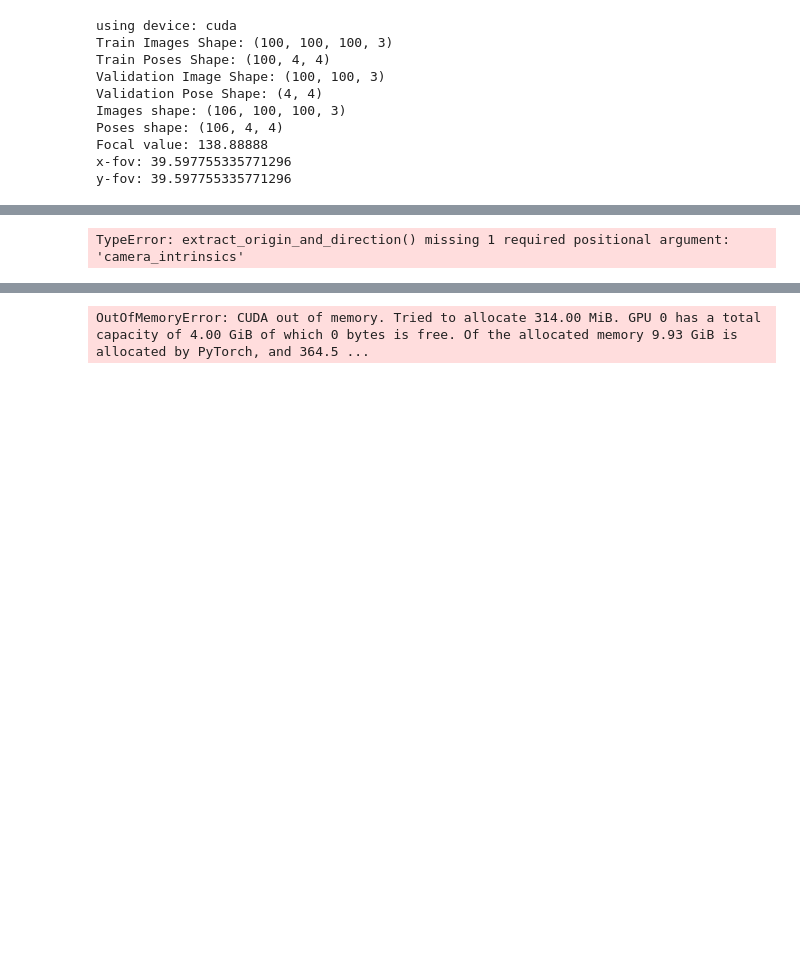
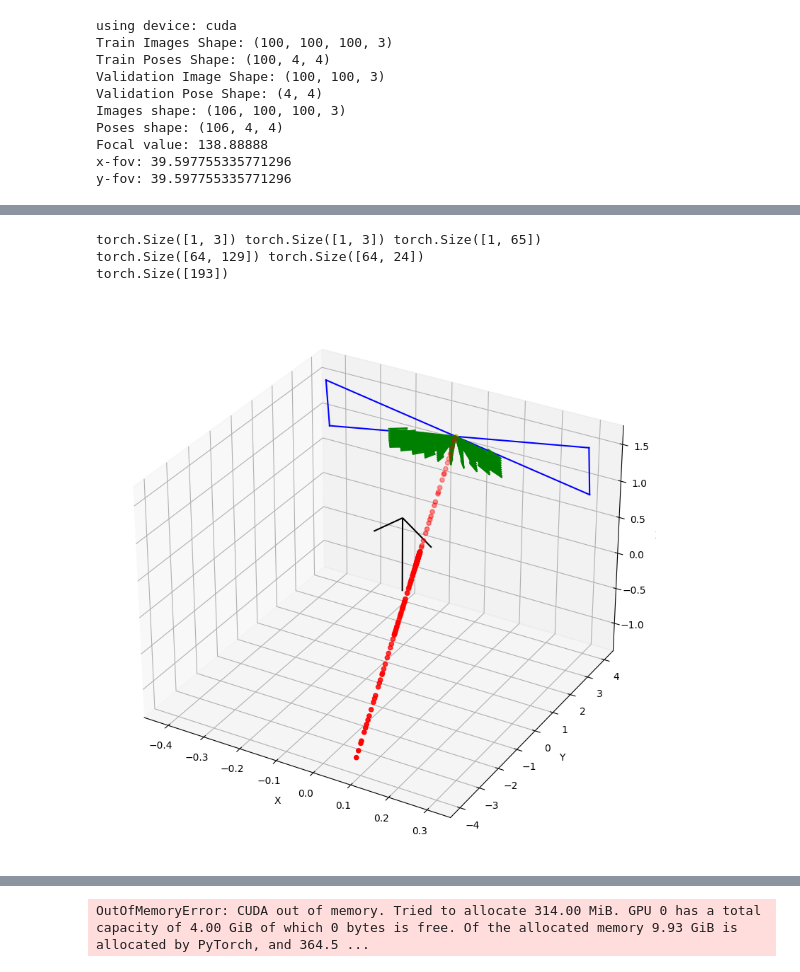
Before and after one commit to dhia680/Vision-Neural_Radiance_Fields, a Jupyter notebook: train_fine_NeRF.ipynb, the cells around one changed output, grey strips where cells are left out. Saved outputs shown, nothing was run; the diff lists cells and outputs as text; code cells hidden in the pictures; blank space fills up the shorter version.

```diff
--- a/train_fine_NeRF.ipynb
+++ b/train_fine_NeRF.ipynb
@@ -39,6 +39,6 @@ fine_model = NeRF(sampler=fine_sampler, Nc=128).to(device = device ,dtype=dtype)
 # %%
 u, v = torch.meshgrid(torch.linspace(-image_height/2, image_width/2, image_height), torch.linspace(-image_width/2, image_width/2, image_width))
-ds = extract_origin_and_direction(torch.Tensor(train_poses).to(device), u, v)[:,:,0,3:]
+ds = extract_origin_and_direction(torch.Tensor(train_poses).to(device), u, v, camera_instrinsics)[:,:,0,3:]
 i = np.random.randint(0, train_poses.shape[0])
 
 # 3D plot of the camera positions
@@ -61,34 +61,37 @@ ax.quiver(0, 0, 0, 0, 0, 1, length=1, normalize=True, color='k')
 dc = image_width / (2 * f)
 
 corners = torch.tensor([[-dc, -dc, 0, 1], [-dc, dc, -0, 1], [dc, dc, -0, 1], [dc, -dc, -0, 1]], device = device, dtype = dtype)
 corners = train_poses[0] @ corners.t()
 corners = corners[:3] / corners[3]
 corners = corners.t().cpu().numpy()
 # connect the corners
 ax.plot([corners[0, 0], corners[1, 0]], [corners[0, 1], corners[1, 1]], [corners[0, 2], corners[1, 2]], color='b')
 ax.plot([corners[1, 0], corners[3, 0]], [corners[1, 1], corners[3, 1]], [corners[1, 2], corners[3, 2]], color='b')
 ax.plot([corners[3, 0], corners[2, 0]], [corners[3, 1], corners[2, 1]], [corners[3, 2], corners[2, 2]], color='b')
 ax.plot([corners[2, 0], corners[0, 0]], [corners[2, 1], corners[0, 1]], [corners[2, 2], corners[0, 2]], color='b')
 
 # quiver plot of the pixel rays
 for i in range(0, image_height, 10):
     for j in range(0, image_width, 10):
         ax.quiver(train_poses[0, 0, 3].cpu(), train_poses[0, 1, 3].cpu(), train_poses[0, 2, 3].cpu(), ds[i, j, 0].cpu(), ds[i, j, 1].cpu(), ds[i, j, 2].cpu(), length=0.5, normalize=True, color='g')
 
 # plot a sample pixel ray
 sampler = FineNeRFSampler(model=coarse_model, t_max=8)
 ts = sampler.sample(train_poses[0, :3, 3], ds[50, 50])
 print(ts.shape)
 xs = train_poses[0, :3, 3].cpu() + ds[50, 50].cpu() * ts[:, None].cpu()
 xs = xs.detach().cpu().numpy()
 ax.scatter(xs[:, 0], xs[:, 1], xs[:, 2], color='r')
 
 ax.set_xlabel('X')
 ax.set_ylabel('Y')
 ax.set_zlabel('Z')
 plt.show()
 # %% [output]
-TypeError: extract_origin_and_direction() missing 1 required positional argument: 'camera_intrinsics'
+torch.Size([1, 3]) torch.Size([1, 3]) torch.Size([1, 65])
+torch.Size([64, 129]) torch.Size([64, 24])
+torch.Size([193])
+[figure, added]
 # %%
 fine_model.train_model(train_poses, train_images)
 # %% [output]
```
Also changed, not shown: parts of 3 cells of this notebook, 1 other file.
